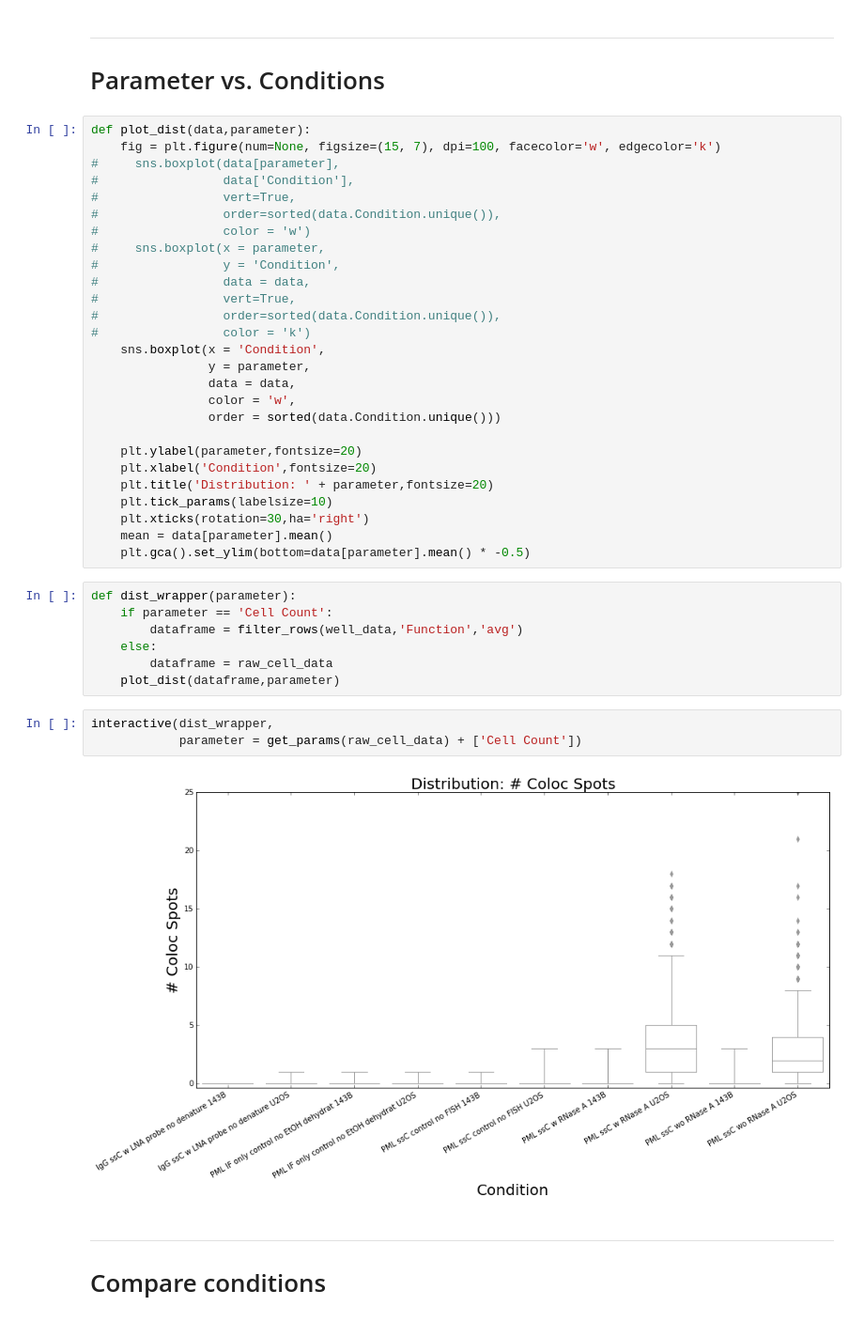
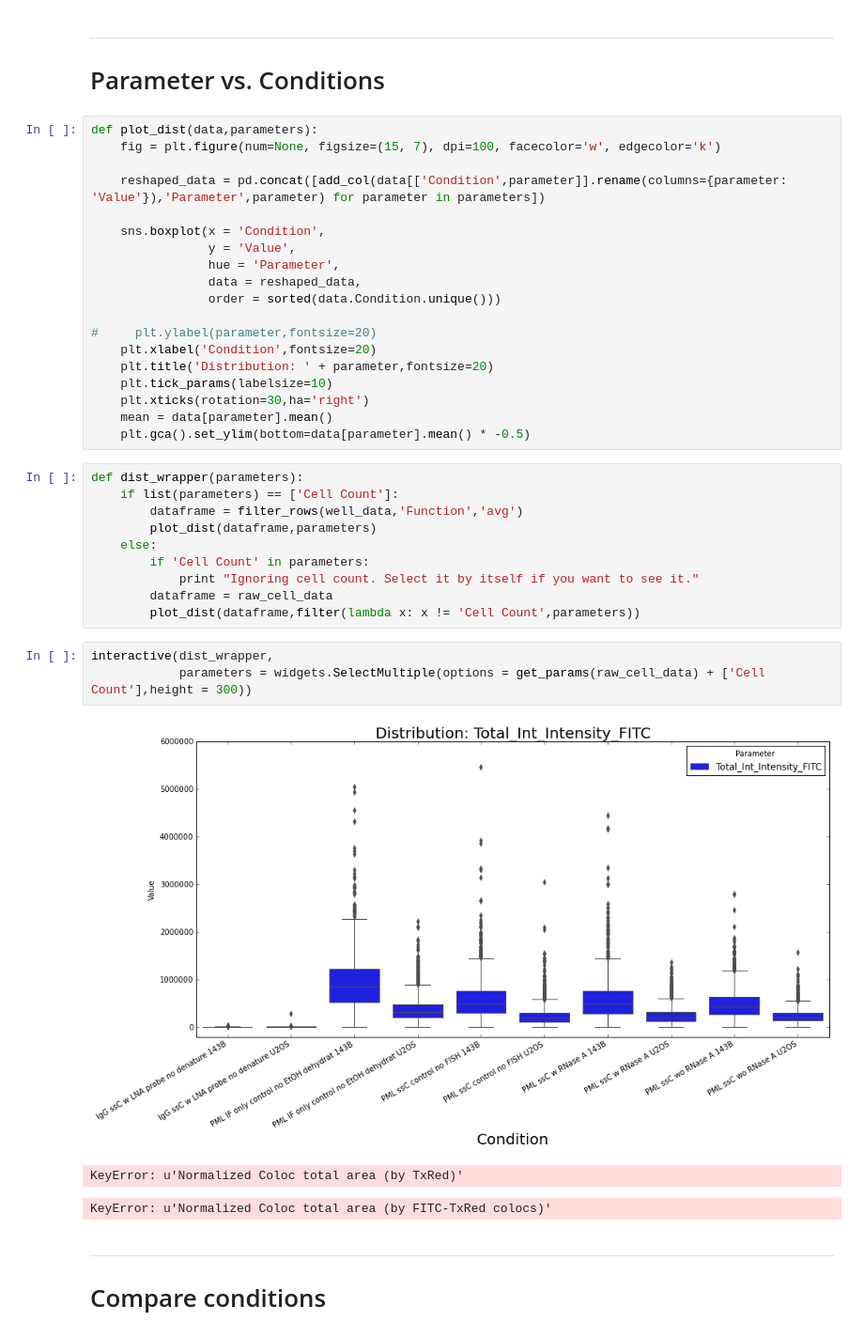
Before and after one commit to dela3499/assay-explorer, a Jupyter notebook: DATA-VISUALIZER-Carlos.ipynb, the cells around one changed output. Shown at 94% size. Saved outputs shown, nothing was run; the diff lists cells and outputs as text.

Commit message:
Can now compare multiple parameters side-by-side on boxplot.

```diff
--- a/DATA-VISUALIZER-Carlos.ipynb
+++ b/DATA-VISUALIZER-Carlos.ipynb
@@ -115,26 +112,18 @@ interact(scatter,
 ---
 # Parameter vs. Conditions
 # %%
-def plot_dist(data,parameter):
+def plot_dist(data,parameters):
     fig = plt.figure(num=None, figsize=(15, 7), dpi=100, facecolor='w', edgecolor='k')
-#     sns.boxplot(data[parameter],
-#                 data['Condition'],
-#                 vert=True,
-#                 order=sorted(data.Condition.unique()),
-#                 color = 'w')
-#     sns.boxplot(x = parameter,
-#                 y = 'Condition',
-#                 data = data,
-#                 vert=True,
-#                 order=sorted(data.Condition.unique()),
-#                 color = 'k')
+
+    reshaped_data = pd.concat([add_col(data[['Condition',parameter]].rename(columns={parameter: 'Value'}),'Parameter',parameter) for parameter in parameters])
+
     sns.boxplot(x = 'Condition',
-                y = parameter,
-                data = data,
-                color = 'w',
+                y = 'Value',
+                hue = 'Parameter',
+                data = reshaped_data,
                 order = sorted(data.Condition.unique()))
 
-    plt.ylabel(parameter,fontsize=20)
+#     plt.ylabel(parameter,fontsize=20)
     plt.xlabel('Condition',fontsize=20)
     plt.title('Distribution: ' + parameter,fontsize=20)
     plt.tick_params(labelsize=10)
@@ -142,17 +131,22 @@ def plot_dist(data,parameter):
     mean = data[parameter].mean()
     plt.gca().set_ylim(bottom=data[parameter].mean() * -0.5)
 # %%
-def dist_wrapper(parameter):
-    if parameter == 'Cell Count':
+def dist_wrapper(parameters):
+    if list(parameters) == ['Cell Count']:
         dataframe = filter_rows(well_data,'Function','avg')
+        plot_dist(dataframe,parameters)
     else:
+        if 'Cell Count' in parameters:
+            print "Ignoring cell count. Select it by itself if you want to see it."
         dataframe = raw_cell_data
-    plot_dist(dataframe,parameter)
+        plot_dist(dataframe,filter(lambda x: x != 'Cell Count',parameters))
 # %%
 interactive(dist_wrapper,
-            parameter = get_params(raw_cell_data) + ['Cell Count'])
+            parameters = widgets.SelectMultiple(options = get_params(raw_cell_data) + ['Cell Count'],height = 300))
 # %% [output]
-[figure, old version]
+[figure, new version]
+KeyError: u'Normalized Coloc total area (by TxRed)'
+KeyError: u'Normalized Coloc total area (by FITC-TxRed colocs)'
 # %% [markdown]
 ---
 # Compare conditions
```
Also changed, not shown: parts of 7 cells of this notebook, 3 other files.
